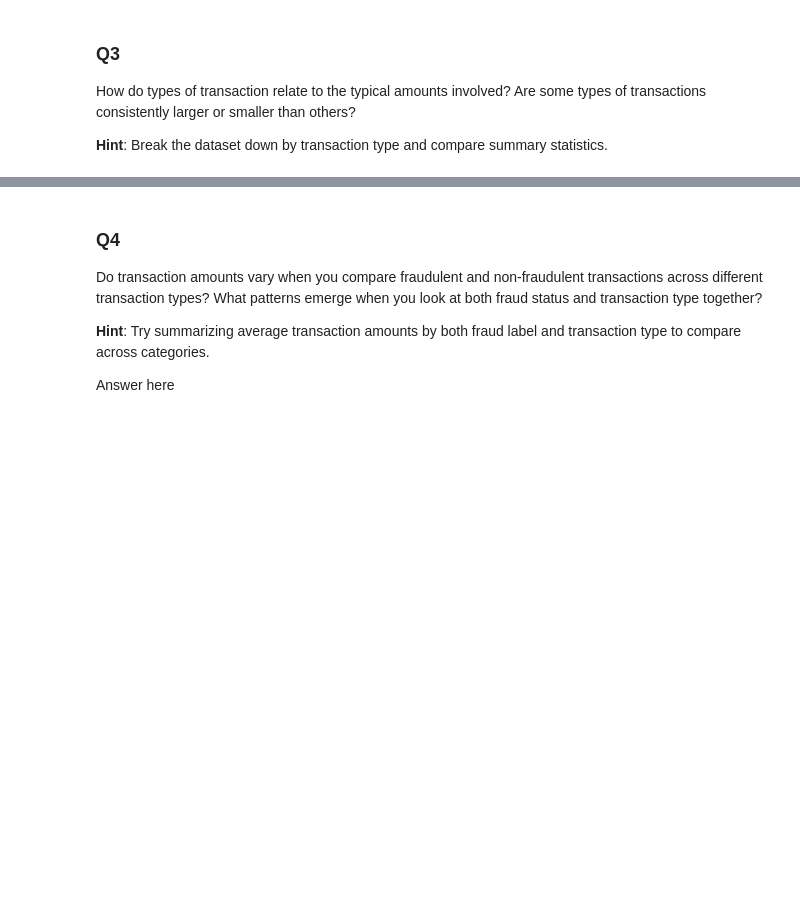
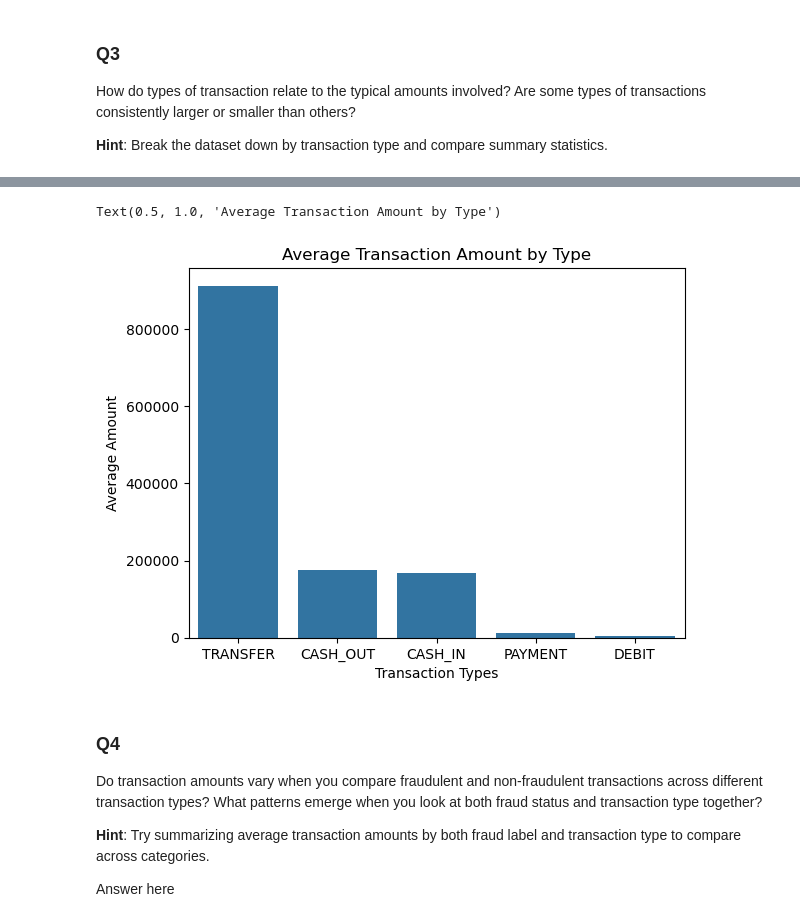
Before and after one commit to jnzhag/Financial-Fraud-Detection, a Jupyter notebook: notebooks/eda.ipynb, the cells around one changed output, grey strips where cells are left out. Cells and saved outputs as stored; diff of their text form; code cells hidden in the pictures; blank space fills up the shorter version.

```diff
--- a/notebooks/eda.ipynb
+++ b/notebooks/eda.ipynb
@@ -118,0 +117,9 @@ How do types of transaction relate to the typical amounts involved? Are some typ
+# %%
+#breaking down transaction types and summary statistics
+#renaming cols
+renamed_columns = {
+    'amount' : ['mean', 'sum', 'count'],
+    'isFraud': ['mean', 'sum']
+}
+transaction_types = transactions.groupby('type').agg(renamed_columns).reset_index()
+transaction_types
@@ -119,3 +134,12 @@ How do types of transaction relate to the typical amounts involved? Are some typ
+# %%
+types_sorted = transaction_types.sort_values(by=('amount', 'mean'), ascending=False)
+sns.barplot(x= types_sorted['type'], y=types_sorted['amount']['mean'])
+plt.xlabel("Transaction Types")
+plt.ylabel("Average Amount")
+plt.title("Average Transaction Amount by Type")
+# %% [output]
+Text(0.5, 1.0, 'Average Transaction Amount by Type')
+[figure, added]
 # %% [markdown]
 ### Q4
 
```
Also changed, not shown: parts of 17 cells of this notebook.
